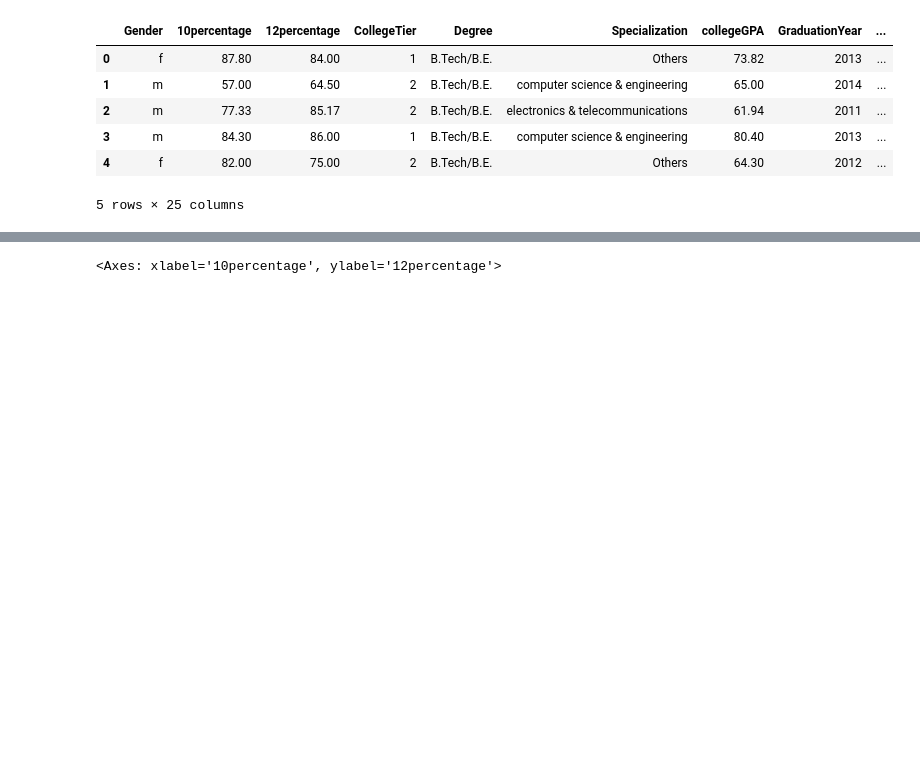
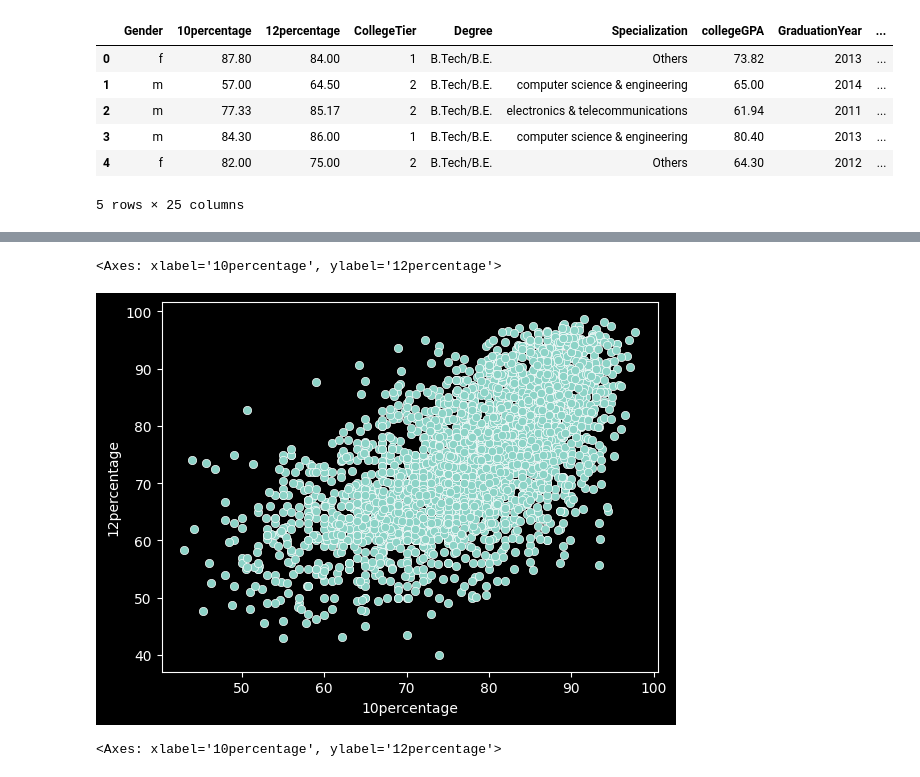
Before and after one commit to Trickster442/Data-Analysis-College-project, a Jupyter notebook: data_anaylysis/College Project/Engineering_graduate_salary.ipynb, the cells around one changed output, grey strips where cells are left out. Cells and saved outputs as stored; diff of their text form; code cells hidden in the pictures; blank space fills up the shorter version.

```diff
--- a/data_anaylysis/College Project/Engineering_graduate_salary.ipynb
+++ b/data_anaylysis/College Project/Engineering_graduate_salary.ipynb
@@ -367,3 +452,8 @@ plt.scatter(df.index, df['collegeGPA'])
+# %%
+sns.scatterplot(x = df['10percentage'], y = df['12percentage'])
+# %% [output]
+<Axes: xlabel='10percentage', ylabel='12percentage'>
+[figure, added]
 # %%
 sns.scatterplot(x = df['10percentage'], y = df['12percentage'], hue = df.CollegeTier)
 # %% [output]
```
Also changed, not shown: parts of 39 cells of this notebook.
